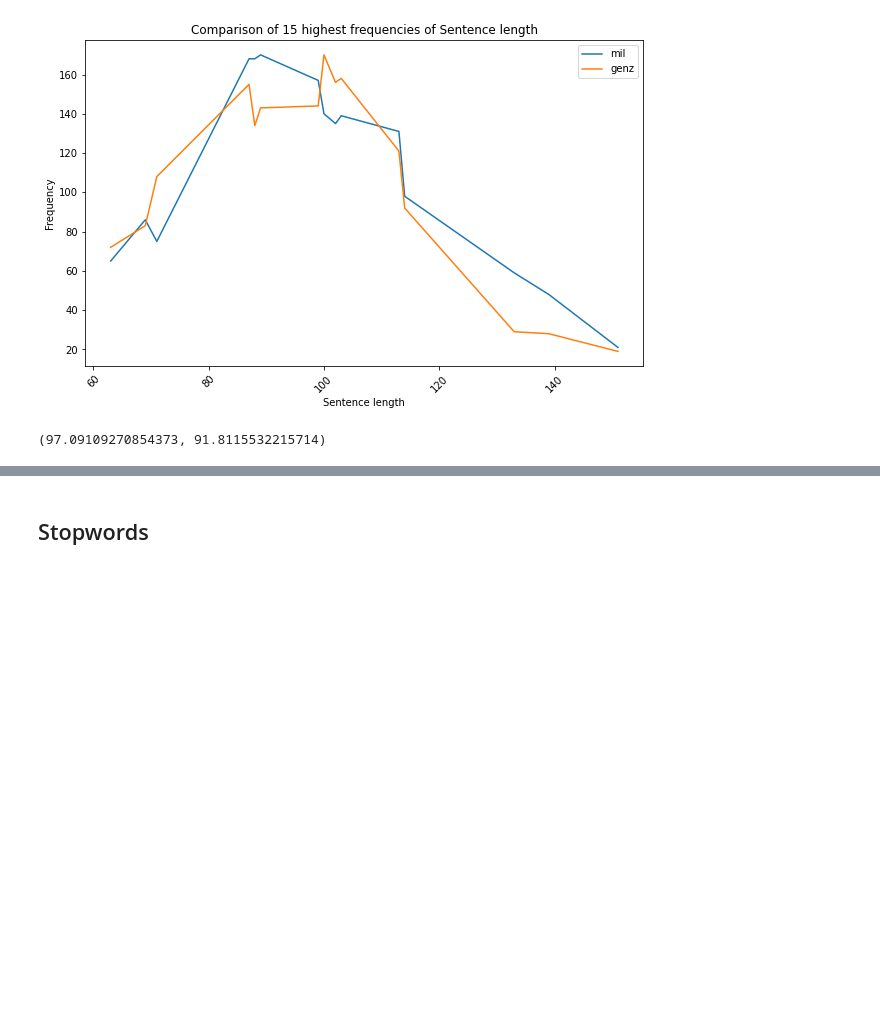
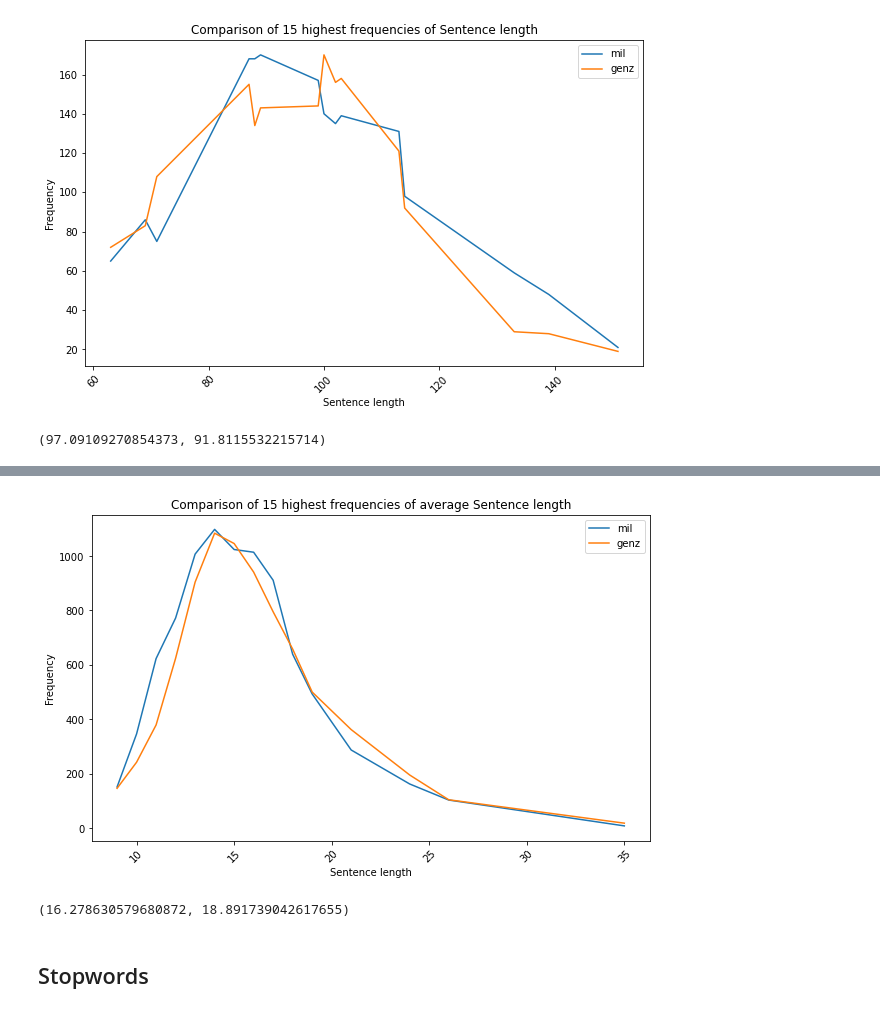
Before and after one commit to mdegoede/LanguageAndAI, a Jupyter notebook: preprocessing_handle_imbalance.ipynb, the cells around one changed output, grey strips where cells are left out. Saved outputs shown, nothing was run; the diff lists cells and outputs as text; code cells hidden in the pictures; blank space fills up the shorter version.

```diff
--- a/preprocessing_handle_imbalance.ipynb
+++ b/preprocessing_handle_imbalance.ipynb
@@ -315,3 +381,12 @@ avg_sent_len_mil_us, avg_sent_len_genz_us
+# %%
+# undersampled
+sent_len_dict_us = sent_len_comparison('Sentence', mil_undersampled, genz)
+avg_sent_len_mil_us = sum(length * freq for length, freq in sent_len_dict_us['mil'].items()) / sum(sent_len_dict_us['mil'].values())
+avg_sent_len_genz_us = sum(length * freq for length, freq in sent_len_dict_us['genz'].items()) / sum(sent_len_dict_us['genz'].values())
+avg_sent_len_mil_us, avg_sent_len_genz_us
+# %% [output]
+[figure, added]
+(16.278630579680872, 18.891739042617655)
 # %% [markdown]
 ## Stopwords
 # %%
```
Also changed, not shown: parts of 11 cells of this notebook.
